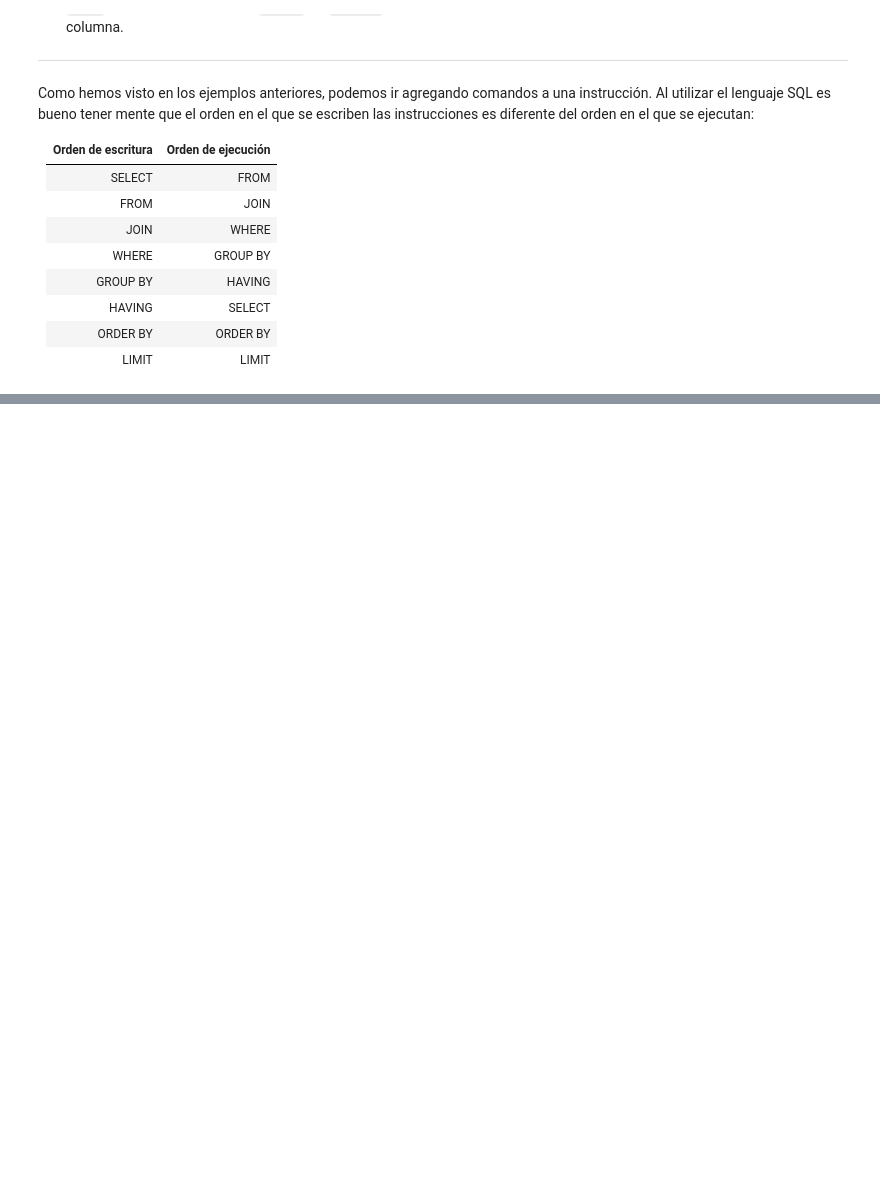
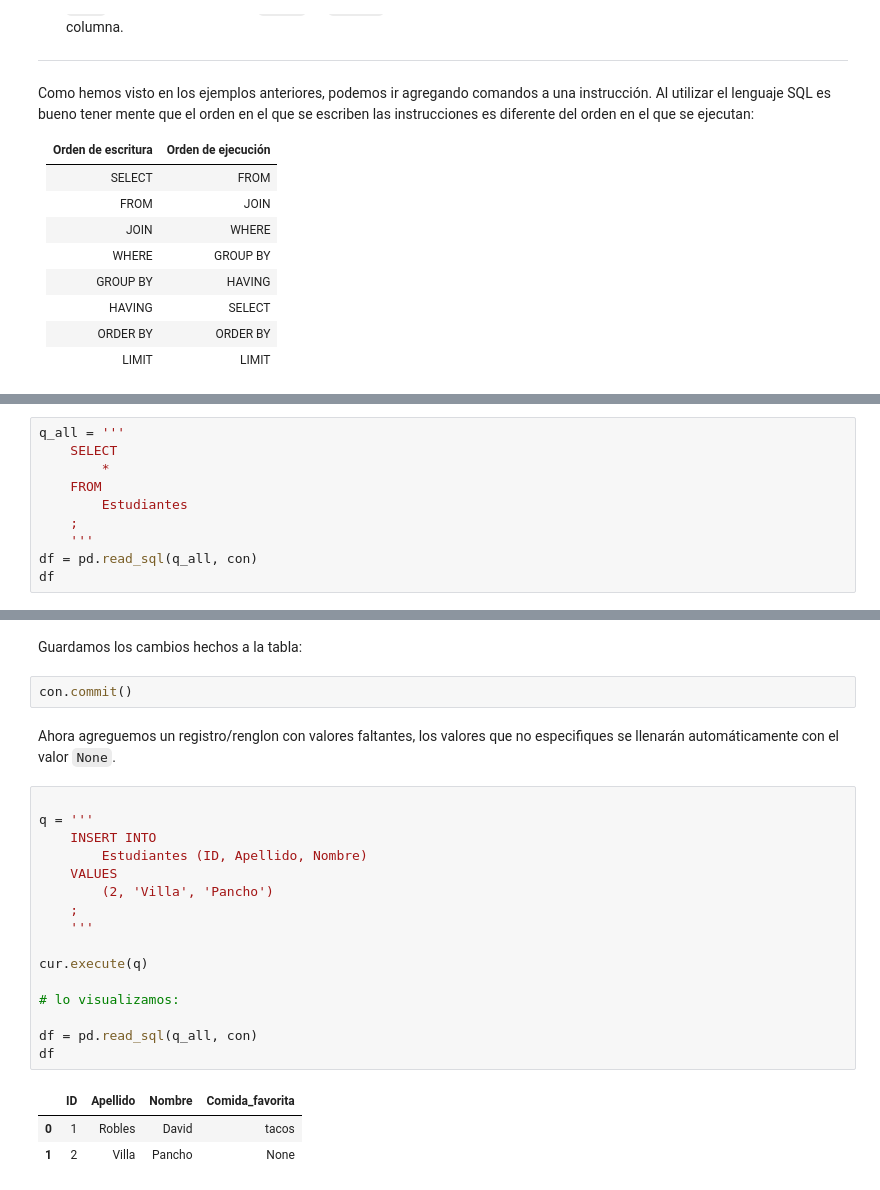
Before and after one commit to m-durand/propedeutico_python, a Jupyter notebook: notebooks/7_SQL_basico.ipynb, the cells around one changed output, grey strips where cells are left out. Drawn from its saved outputs; the diff is of its cells as text; blank space fills up the shorter version.

```diff
--- a/notebooks/7_SQL_basico.ipynb
+++ b/notebooks/7_SQL_basico.ipynb
@@ -447,0 +396,10 @@ df
+# %%
+q_all = '''
+    SELECT
+        *
+    FROM
+        Estudiantes
+    ;
+    '''
+df = pd.read_sql(q_all, con)
+df
@@ -447,0 +439,26 @@ df
+# %% [markdown]
+Guardamos los cambios hechos a la tabla:
+# %%
+con.commit()
+# %% [markdown]
+Ahora agreguemos un registro/renglon con valores faltantes, los valores que no especifiques se llenarán automáticamente con el valor `None`.
+# %%
+
+q = '''
+    INSERT INTO
+        Estudiantes (ID, Apellido, Nombre)
+    VALUES
+        (2, 'Villa', 'Pancho')
+    ;
+    '''
+
+cur.execute(q)
+
+# lo visualizamos:
+
+df = pd.read_sql(q_all, con)
+df
+# %% [output]
+|  | ID | Apellido | Nombre | Comida_favorita |
+| 0 | 1 | Robles | David | tacos |
+| 1 | 2 | Villa | Pancho | None |
```
Also changed, not shown: parts of 35 cells of this notebook.
